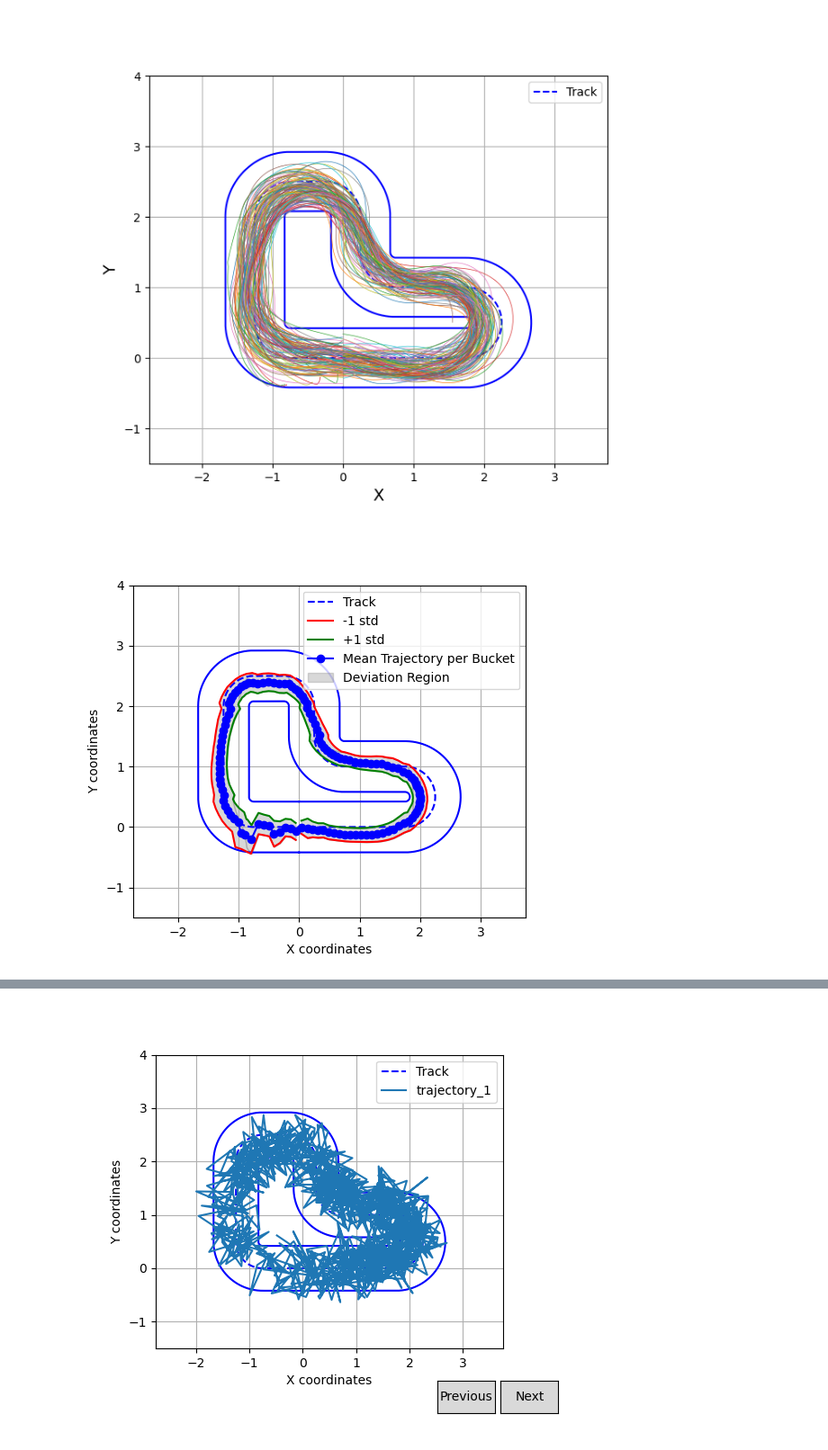
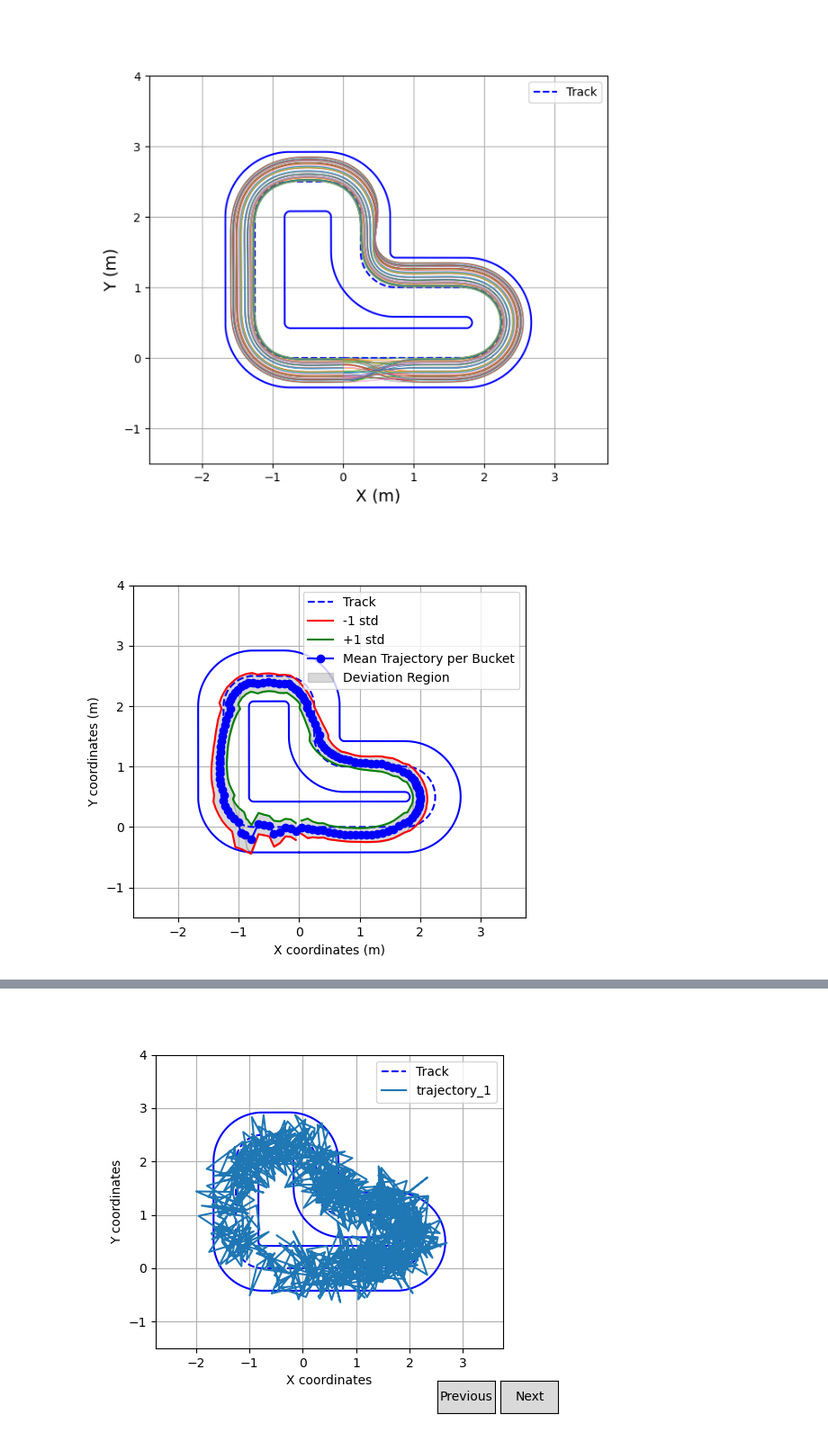
Before and after one commit to freddiefreeloader1/Imitation-Learning-for-Driving-Control, a Jupyter notebook: data_augmetation.ipynb, the cells around one changed output, grey strips where cells are left out. Shown at 90% size. Saved outputs shown, nothing was run; the diff lists cells and outputs as text; code cells hidden in the pictures.

```diff
--- a/data_augmetation.ipynb
+++ b/data_augmetation.ipynb
@@ -12,36 +12,36 @@ from cartesian_to_curvilinear_for_one import pose_to_curvi
 import yaml
 from matplotlib.widgets import Button
 # %%
-data = pd.read_feather('Obtained Model Data/all_trajectories_filtered.feather')
+data = pd.read_feather('Obtained Model Data/pure_pursuit_artificial_df.feather')
 data = data.applymap(lambda x: x.tolist() if isinstance(x, np.ndarray) else x)
 data = data.to_dict()
 # %%
 %matplotlib widget
 
 data_reset = data
 with open("la_track.yaml", "r") as file:
     track_shape_data = yaml.safe_load(file)
 
 fig, ax = plt.subplots(figsize=(8, 6))  # Set figure size to 8x6
 plot_track(fig, ax, track_shape_data)
 
 for traj in data:
     plt.plot(data[traj]['x'], data[traj]['y'], linewidth=0.5)
 
 # Increase the font size of the x and y labels
-plt.xlabel('X', fontsize=14)  # Example for x label
-plt.ylabel('Y', fontsize=14)  # Example for y label
+plt.xlabel('X (m)', fontsize=14)  # Example for x label
+plt.ylabel('Y (m)', fontsize=14)  # Example for y label
 
-plt.savefig(f'figures/expert_trajectories.svg', format='svg')
+plt.savefig(f'figures/expert_trajectories_pure_pursuit.svg', format='svg')
 #     data[traj]["omega"] = np.clip(data[traj]["omega"], -4, 4)
 
 # # # Save the DataFrame to Feather without modifying the original index
 # clipped_dataframe = pd.DataFrame(data)
 
 # # Save the DataFrame to Feather format
 # clipped_dataframe.to_feather('Obtained Model Data/all_trajectories_omega_clipped.feather')
 # %% [output]
-[figure, old version]
+[figure, new version]
 # %%
 def wrap_to_pi(angle):
     return (angle + np.pi) % (2 * np.pi) - np.pi
@@ -410,7 +410,7 @@ inner_traj = {
     "omega": mean_omega_per_bucket - std_omega_per_bucket
 }
 # %% [output]
-[figure, old version]
+[figure, new version]
 # %%
 from matplotlib.patches import Ellipse
 
```
Also changed, not shown: parts of 3 cells of this notebook, 20 other files.
